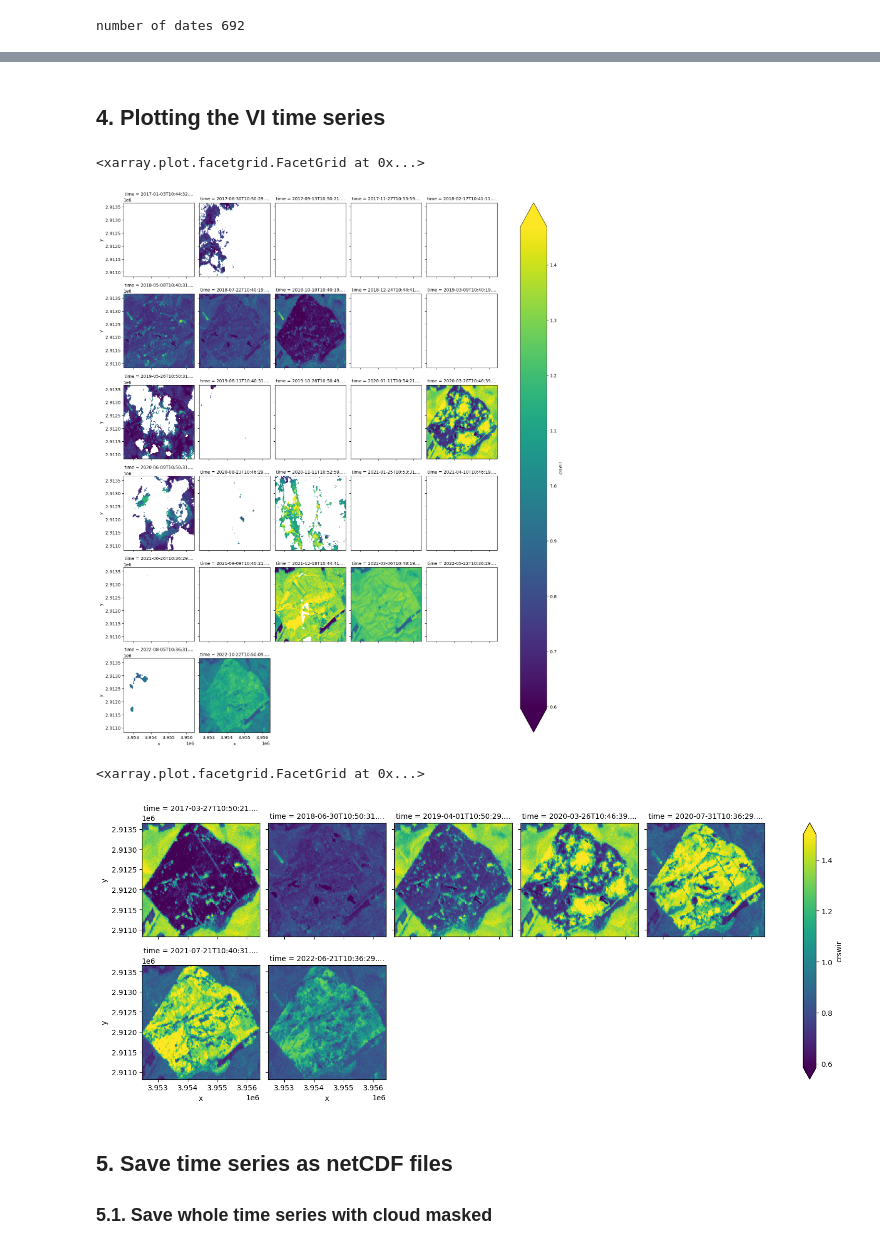
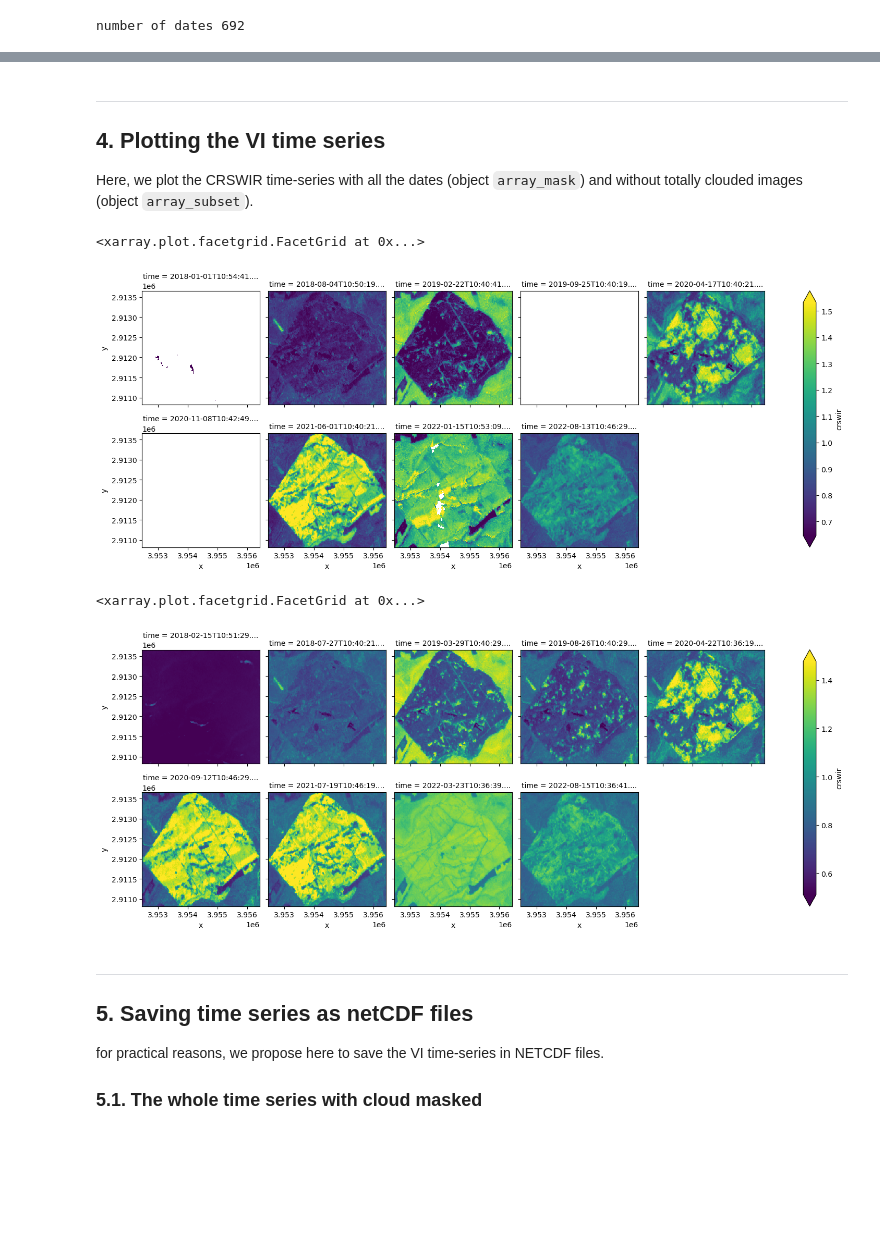
Before and after one commit to kenoz/NRT-tutorial, a Jupyter notebook: 02_vi_index.ipynb, the cells around one changed output, grey strips where cells are left out. Cells and saved outputs as stored; diff of their text form; code cells hidden in the pictures; blank space fills up the shorter version.

```diff
--- a/02_vi_index.ipynb
+++ b/02_vi_index.ipynb
@@ -98,17 +106,25 @@ number of dates 135
 # %% [markdown]
+---
 ## 4. Plotting the VI time series
+
+Here, we plot the CRSWIR time-series with all the dates (object `array_mask`) and without totally clouded images (object `array_subset`).
 # %%
-array_mask.crswir[::30].plot.imshow(col_wrap=5, col="time", robust=True, size=3)
+array_mask.crswir[::80].plot.imshow(col_wrap=5, col="time", robust=True, size=3)
 # %% [output]
 <xarray.plot.facetgrid.FacetGrid at 0x...>
-[figure, old version]
+[figure, new version]
 # %%
-array_subset.crswir[::20].plot.imshow(col_wrap=5, col="time", robust=True, size=3)
+array_subset.crswir[::15].plot.imshow(col_wrap=5, col="time", robust=True, size=3)
 # %% [output]
 <xarray.plot.facetgrid.FacetGrid at 0x...>
-[figure, old version]
+[figure, new version]
 # %% [markdown]
-## 5. Save time series as netCDF files
-### 5.1. Save whole time series with cloud masked
+---
+
+## 5. Saving time series as netCDF files
+
+for practical reasons, we propose here to save the VI time-series in NETCDF files.
+
+### 5.1. The whole time series with cloud masked
 # %%
 array_mask.to_netcdf(
```
Also changed, not shown: parts of 8 cells of this notebook, 1 other file.
